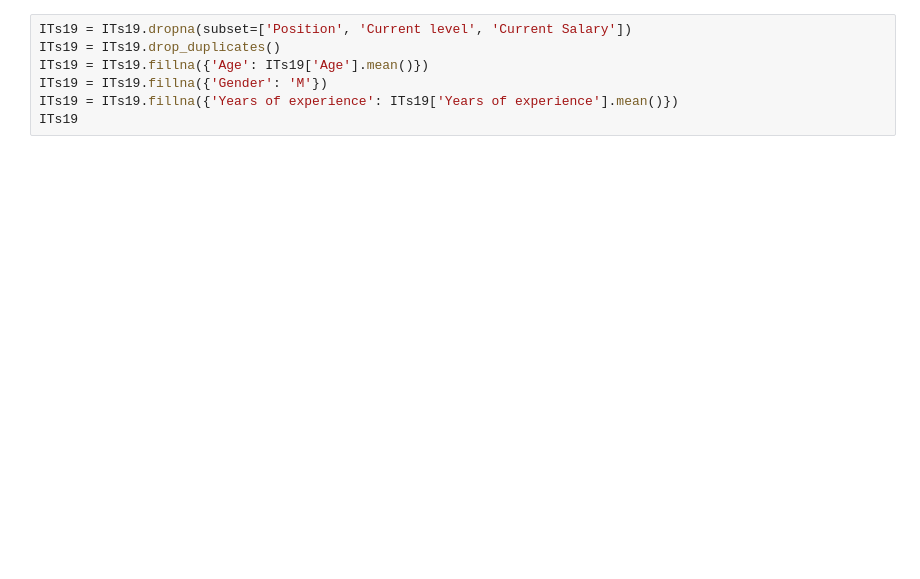
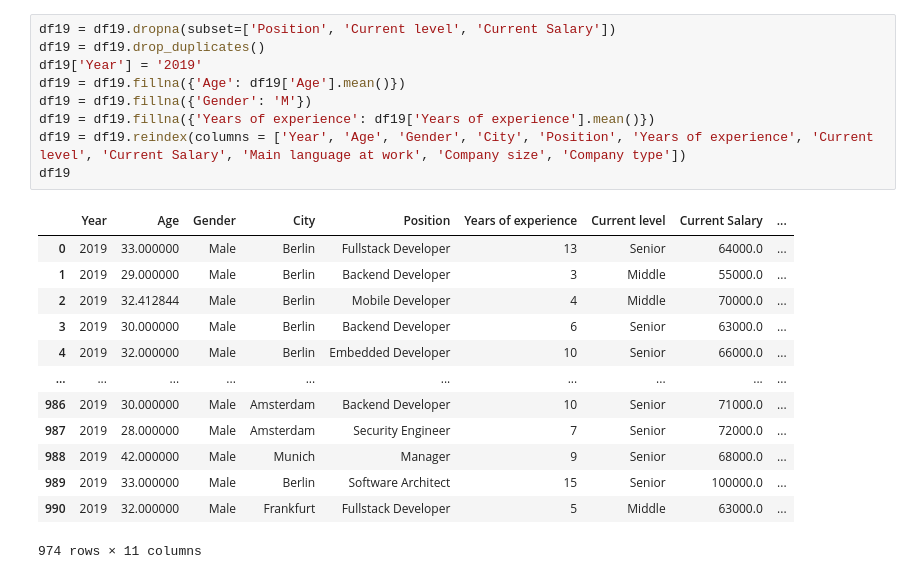
Before and after one commit to Hoangnhan1708/it-salary-analyzing-project, a Jupyter notebook: notebooks/preprocessing.ipynb, the cells around one changed output. Drawn from its saved outputs; the diff is of its cells as text; blank space fills up the shorter version.

```diff
--- a/notebooks/preprocessing.ipynb
+++ b/notebooks/preprocessing.ipynb
@@ -37,9 +83,25 @@ ITs19 = ITs19[['Age', 'Gender', 'City', 'Position', 'Years of experience', 'Curr
 # %%
-ITs19 = ITs19.dropna(subset=['Position', 'Current level', 'Current Salary'])
-ITs19 = ITs19.drop_duplicates()
-ITs19 = ITs19.fillna({'Age': ITs19['Age'].mean()})
-ITs19 = ITs19.fillna({'Gender': 'M'})
-ITs19 = ITs19.fillna({'Years of experience': ITs19['Years of experience'].mean()})
-ITs19
+df19 = df19.dropna(subset=['Position', 'Current level', 'Current Salary'])
+df19 = df19.drop_duplicates()
+df19['Year'] = '2019'
+df19 = df19.fillna({'Age': df19['Age'].mean()})
+df19 = df19.fillna({'Gender': 'M'})
+df19 = df19.fillna({'Years of experience': df19['Years of experience'].mean()})
+df19 = df19.reindex(columns = ['Year', 'Age', 'Gender', 'City', 'Position', 'Years of experience', 'Current level', 'Current Salary', 'Main language at work', 'Company size', 'Company type'])
+df19
+# %% [output]
+|  | Year | Age | Gender | City | Position | Years of experience | Current level | Current Salary | ... |
+| 0 | 2019 | 33.000000 | Male | Berlin | Fullstack Developer | 13 | Senior | 64000.0 | ... |
+| 1 | 2019 | 29.000000 | Male | Berlin | Backend Developer | 3 | Middle | 55000.0 | ... |
+| 2 | 2019 | 32.412844 | Male | Berlin | Mobile Developer | 4 | Middle | 70000.0 | ... |
+| 3 | 2019 | 30.000000 | Male | Berlin | Backend Developer | 6 | Senior | 63000.0 | ... |
+| 4 | 2019 | 32.000000 | Male | Berlin | Embedded Developer | 10 | Senior | 66000.0 | ... |
+| ... | ... | ... | ... | ... | ... | ... | ... | ... | ... |
+| 986 | 2019 | 30.000000 | Male | Amsterdam | Backend Developer | 10 | Senior | 71000.0 | ... |
+| 987 | 2019 | 28.000000 | Male | Amsterdam | Security Engineer | 7 | Senior | 72000.0 | ... |
+| 988 | 2019 | 42.000000 | Male | Munich | Manager | 9 | Senior | 68000.0 | ... |
+| 989 | 2019 | 33.000000 | Male | Berlin | Software Architect | 15 | Senior | 100000.0 | ... |
+| 990 | 2019 | 32.000000 | Male | Frankfurt | Fullstack Developer | 5 | Middle | 63000.0 | ... |
+974 rows × 11 columns
 # %%
 #2020
```
Also changed, not shown: parts of 8 cells of this notebook.
